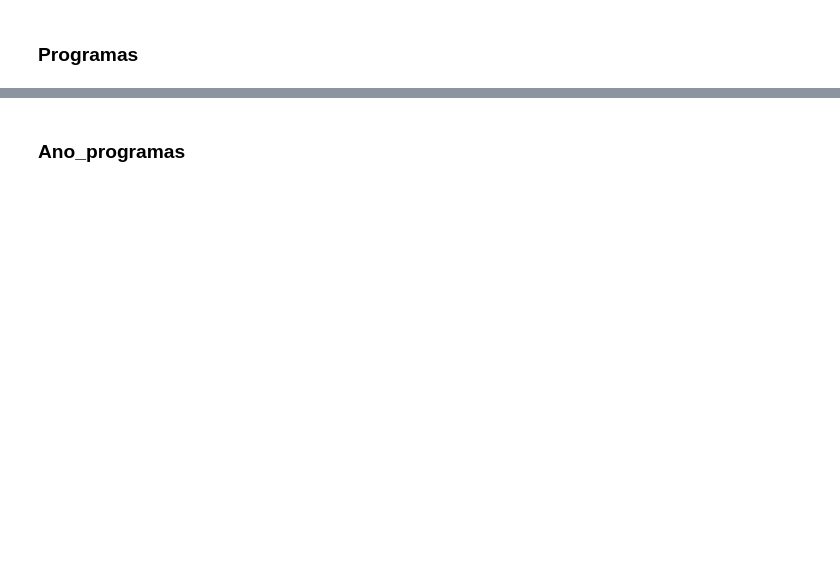
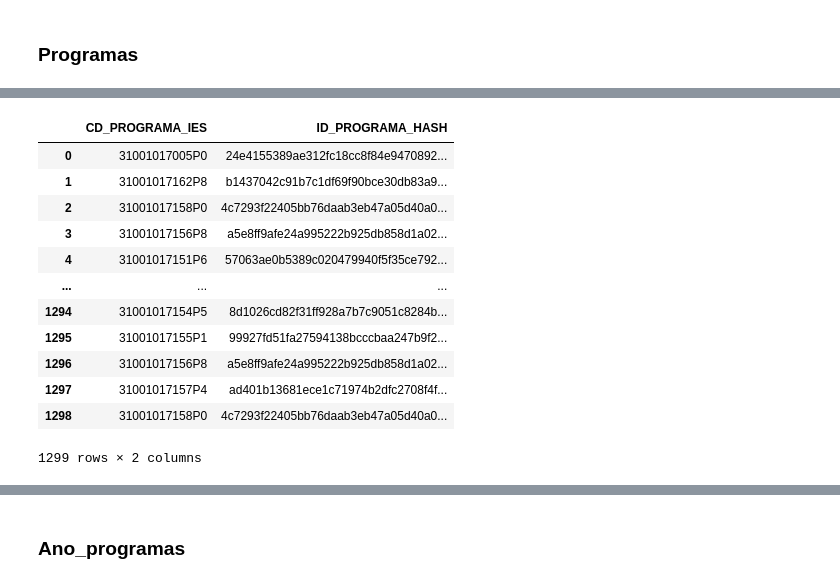
Before and after one commit to gavieira/sucupira_ufrj, a Jupyter notebook: ufrj_capes.ipynb, the cells around one changed output, grey strips where cells are left out. Drawn from its saved outputs; the diff is of its cells as text; code cells hidden in the pictures; blank space fills up the shorter version.

```diff
--- a/ufrj_capes.ipynb
+++ b/ufrj_capes.ipynb
@@ -1100,3 +1362,21 @@ programas
+# %%
+#Gerando colunas com os hashes baseados nos ids originais
+programas['ID_PROGRAMA_HASH'] = converter_ids_para_hashes(programas['CD_PROGRAMA_IES'])
+programas[['CD_PROGRAMA_IES', 'ID_PROGRAMA_HASH']]
+# %% [output]
+|  | CD_PROGRAMA_IES | ID_PROGRAMA_HASH |
+| 0 | 31001017005P0 | 24e4155389ae312fc18cc8f84e9470892... |
+| 1 | 31001017162P8 | b1437042c91b7c1df69f90bce30db83a9... |
+| 2 | 31001017158P0 | 4c7293f22405bb76daab3eb47a05d40a0... |
+| 3 | 31001017156P8 | a5e8ff9afe24a995222b925db858d1a02... |
+| 4 | 31001017151P6 | 57063ae0b5389c020479940f5f35ce792... |
+| ... | ... | ... |
+| 1294 | 31001017154P5 | 8d1026cd82f31ff928a7b7c9051c8284b... |
+| 1295 | 31001017155P1 | 99927fd51fa27594138bcccbaa247b9f2... |
+| 1296 | 31001017156P8 | a5e8ff9afe24a995222b925db858d1a02... |
+| 1297 | 31001017157P4 | ad401b13681ece1c71974b2dfc2708f4f... |
+| 1298 | 31001017158P0 | 4c7293f22405bb76daab3eb47a05d40a0... |
+1299 rows × 2 columns
 # %%
 #Removendo o SG_ENTIDADE_ENSINO (todos os programas são da UFRJ, afinal)
 programas = programas.drop(columns=['SG_ENTIDADE_ENSINO'])
```
Also changed, not shown: parts of 94 cells of this notebook, 1 other file.
